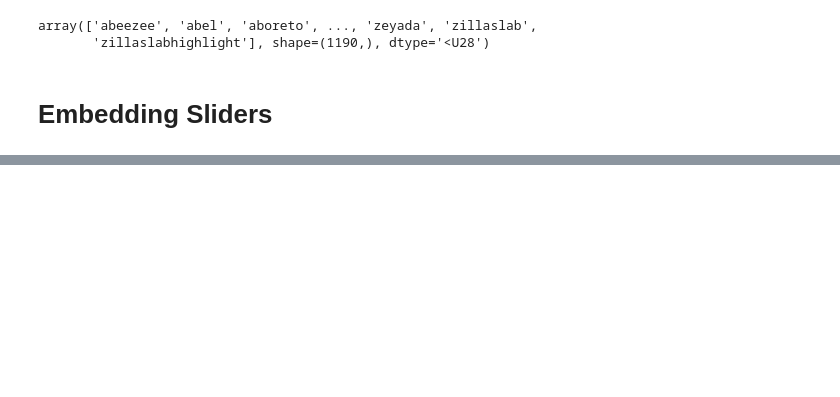
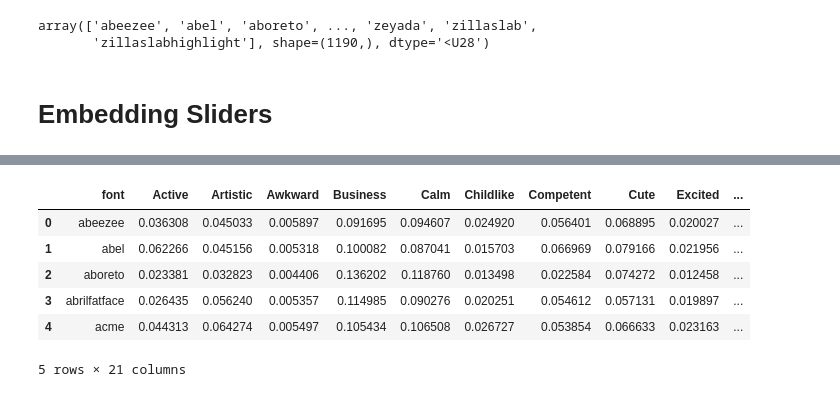
Before and after one commit to ljvaughn0841/TheFontinator, a Jupyter notebook: datawork/ZeroShotTraining.ipynb, the cells around one changed output, grey strips where cells are left out. Drawn from its saved outputs; the diff is of its cells as text; code cells hidden in the pictures; blank space fills up the shorter version.

Commit message:
Zero Shot Classification Testing
- Unfortunately zero shot classification with CLIP did not perform that well.

```diff
--- a/datawork/ZeroShotTraining.ipynb
+++ b/datawork/ZeroShotTraining.ipynb
@@ -299,2 +259,7 @@ Error:
+# %%
+classes = [
+    'Active','Artistic','Awkward','Business','Calm','Childlike','Competent','Cute','Excited','Fancy',
+    'Futuristic','Happy','Innovative','Loud','Playful','Rugged','Sincere','Sophisticated','Stiff','Vintage'
+]
 # %%
 img_emb = embed_image("font-photos/alexbrush.png")
@@ -304,23 +266,27 @@ Error:
 # %%
+import pandas as pd
+from sklearn.metrics import classification_report
+
 image_dir = "font-photos"
 
-for slider in sliders:
-  img_probs = None
-  # embeddings = []
+results = []
 
-  slider_font_ids = []
+classes_with_font = [f"{c} font" for c in classes]
 
-  for fname in tqdm(os.listdir(image_dir)):
-      if fname.endswith(".png"):
-          image_path = os.path.join(image_dir, fname)
-          image = Image.open(image_path)
-          inputs = processor(text=classes, images=image, return_tensors="pt", padding=True, do_convert_rgb=False)
-          outputs = model(**inputs)
+for fname in tqdm(os.listdir(image_dir)):
+    if fname.endswith(".png"):
+        image_path = os.path.join(image_dir, fname)
+        image = Image.open(image_path).convert("RGB")
+        inputs = processor(text=classes_with_font, images=image, return_tensors="pt", padding=True)
+        outputs = model(**inputs)
 
-          logits_per_image = outputs.logits_per_image  # this is the image-text similarity score
-          probs = logits_per_image.softmax(dim=1)  # we can take the softmax to get the label probabilities
+        logits_per_image = outputs.logits_per_image
+        probs = logits_per_image.softmax(dim=1).detach().numpy()[0]
 
-          img_probs.append(emb)
-          slider_font_ids.append(fname.replace(".png", ""))
+        font_name = fname.replace(".png", "")
+        row = {"font": font_name.lower().replace(" ", "")}
+        row.update({cls: prob for cls, prob in zip(classes, probs)})  # use original classes as keys
+        results.append(row)
 
-probabilities = np.vstack(img_probs)
+clip_df = pd.DataFrame(results)
+clip_df.to_csv("tags/clip_predictions.csv", index=False)
@@ -430,0 +293,10 @@ Error:
+# %%
+clip_df.head()
+# %% [output]
+|  | font | Active | Artistic | Awkward | Business | Calm | Childlike | Competent | Cute | Excited | ... |
+| 0 | abeezee | 0.036308 | 0.045033 | 0.005897 | 0.091695 | 0.094607 | 0.024920 | 0.056401 | 0.068895 | 0.020027 | ... |
+| 1 | abel | 0.062266 | 0.045156 | 0.005318 | 0.100082 | 0.087041 | 0.015703 | 0.066969 | 0.079166 | 0.021956 | ... |
+| 2 | aboreto | 0.023381 | 0.032823 | 0.004406 | 0.136202 | 0.118760 | 0.013498 | 0.022584 | 0.074272 | 0.012458 | ... |
+| 3 | abrilfatface | 0.026435 | 0.056240 | 0.005357 | 0.114985 | 0.090276 | 0.020251 | 0.054612 | 0.057131 | 0.019897 | ... |
+| 4 | acme | 0.044313 | 0.064274 | 0.005497 | 0.105434 | 0.106508 | 0.026727 | 0.053854 | 0.066633 | 0.023163 | ... |
+5 rows × 21 columns
```
Also changed, not shown: parts of 20 cells of this notebook, 7 other files.
